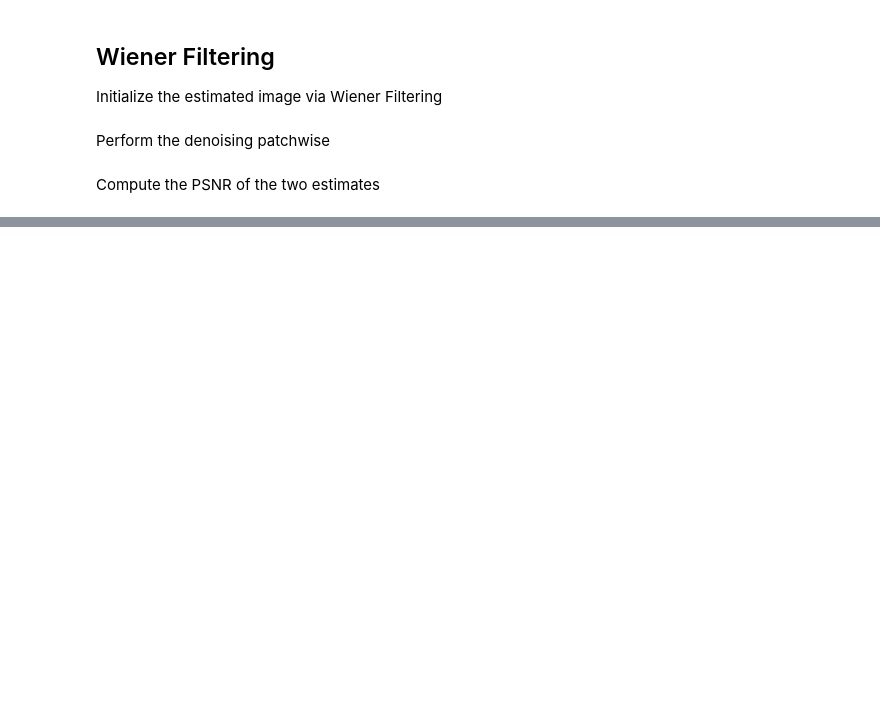
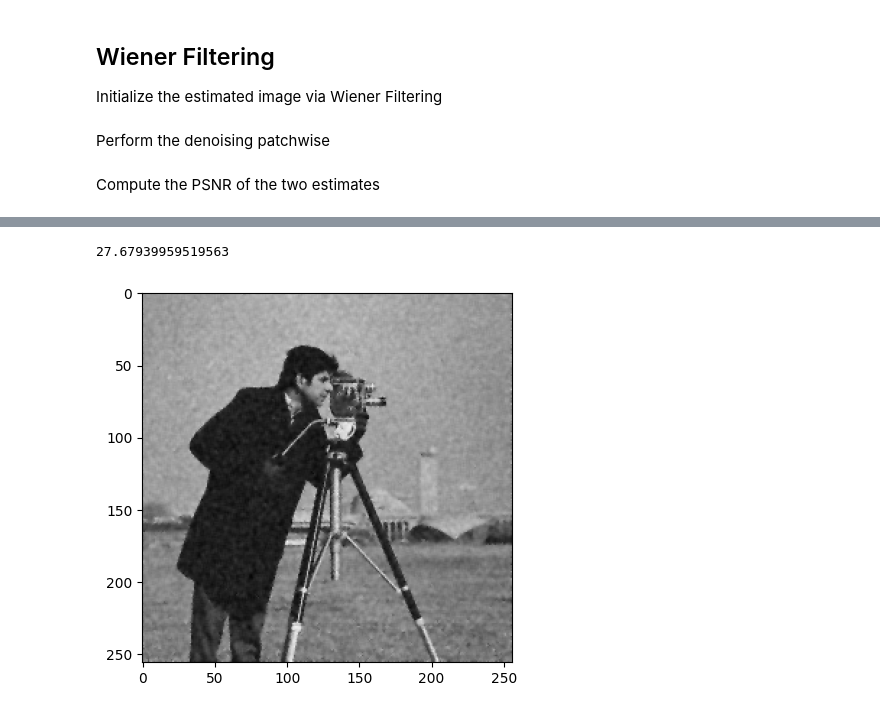
Before and after one commit to Pecneb/MMMIP_Assignments, a Jupyter notebook: Assignments/lez_3_4_DCT_denoising.ipynb, the cells around one changed output, grey strips where cells are left out. Saved outputs shown, nothing was run; the diff lists cells and outputs as text; code cells hidden in the pictures; blank space fills up the shorter version.

```diff
--- a/Assignments/lez_3_4_DCT_denoising.ipynb
+++ b/Assignments/lez_3_4_DCT_denoising.ipynb
@@ -24,6 +24,9 @@ $$
 ## Synthetically corrupt an noisy image
 # %% [markdown]
 Load the image and rescale it in $[0,1]$
+# %%
+def pnsr(Y: np.ndarray, Y_hat: np.ndarray) -> np.float64:
+    return 10*np.log10(1/np.mean((Y-Y_hat)**2))
 # %%
 img: np.ndarray = imread(f'{rootfolder}/data/cameraman.png') / 255  #/data/checkerboard.png
 imsz = img.shape
@@ -250,0 +277,13 @@ ax[1].set_title(f'Wiener Estimate, PSNR = {psnr_wiener:.2f}')
+# %%
+from scipy.signal import wiener
+
+img_hat_wiener_scipy = wiener(noisy_img)
+
+pnsr_scipy_wiener = pnsr(img, img_hat_wiener_scipy)
+print(pnsr_scipy_wiener)
+
+plt.imshow(img_hat_wiener_scipy, cmap="gray")
+plt.show()
+# %% [output]
+27.67939959519563
+[figure, added]
```
Also changed, not shown: parts of 18 cells of this notebook.
